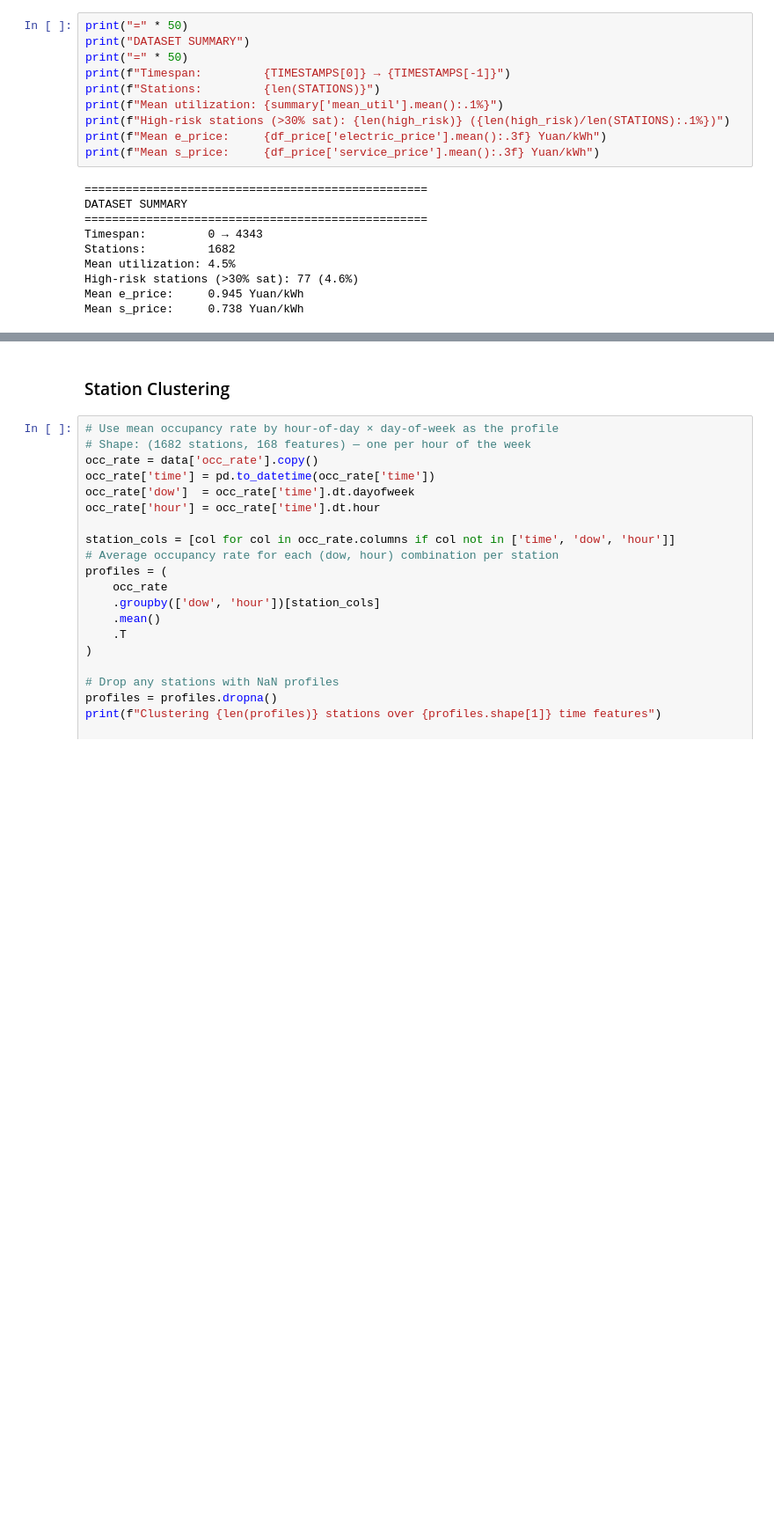
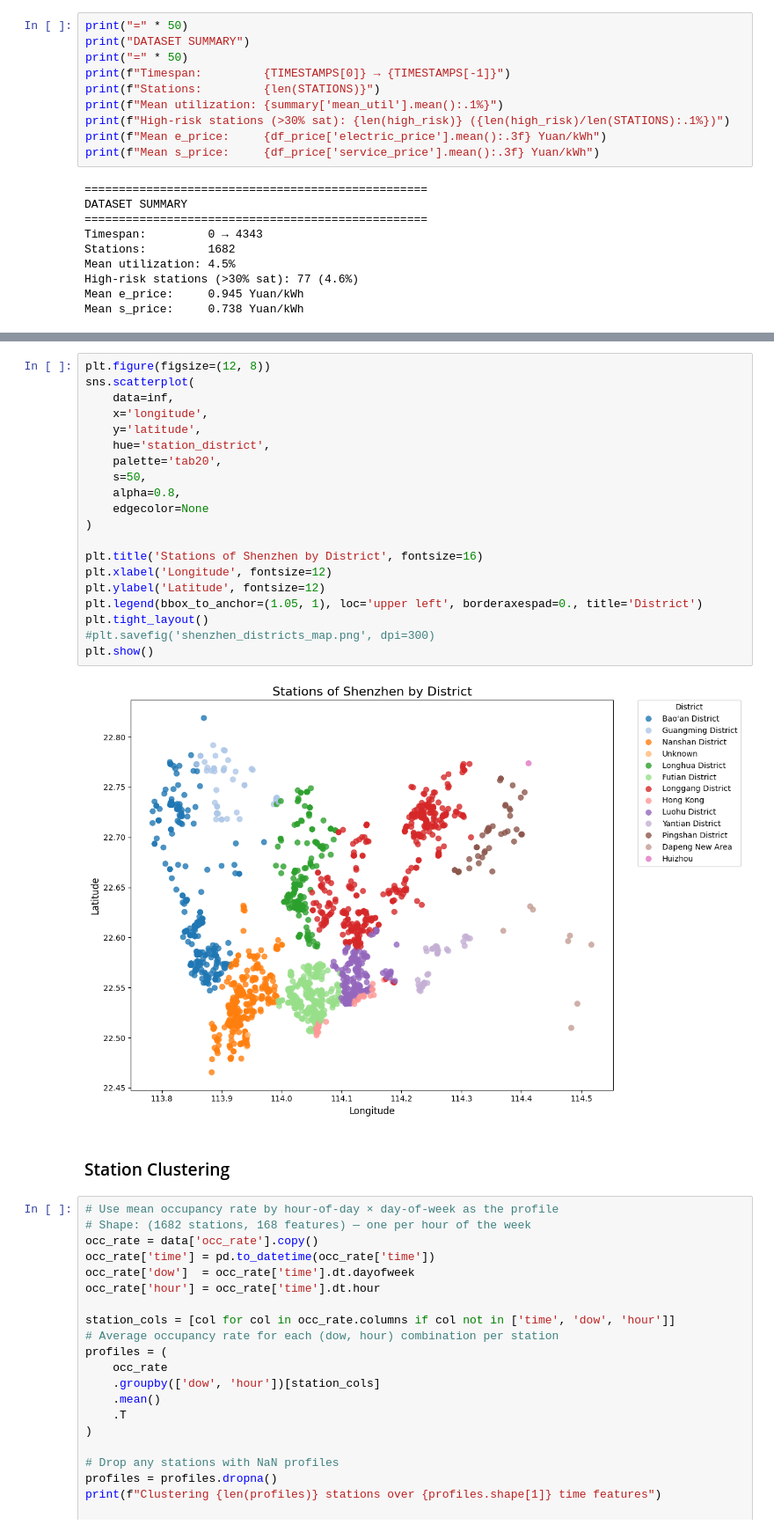
Before and after one commit to anya-kondamani/EVil, a Jupyter notebook: scripts/main.ipynb, the cells around one changed output, grey strips where cells are left out. Shown at 88% size. Drawn from its saved outputs; the diff is of its cells as text; blank space fills up the shorter version.

Commit message:
districts

```diff
--- a/scripts/main.ipynb
+++ b/scripts/main.ipynb
@@ -619,3 +734,25 @@ Mean s_price:     0.738 Yuan/kWh
+# %%
+plt.figure(figsize=(12, 8))
+sns.scatterplot(
+    data=inf,
+    x='longitude',
+    y='latitude',
+    hue='station_district',
+    palette='tab20',
+    s=50,
+    alpha=0.8,
+    edgecolor=None
+)
+
+plt.title('Stations of Shenzhen by District', fontsize=16)
+plt.xlabel('Longitude', fontsize=12)
+plt.ylabel('Latitude', fontsize=12)
+plt.legend(bbox_to_anchor=(1.05, 1), loc='upper left', borderaxespad=0., title='District')
+plt.tight_layout()
+#plt.savefig('shenzhen_districts_map.png', dpi=300)
+plt.show()
+# %% [output]
+[figure, added]
 # %% [markdown]
 ### Station Clustering
 # %%
```
Also changed, not shown: parts of 3 cells of this notebook, 1 other file.
